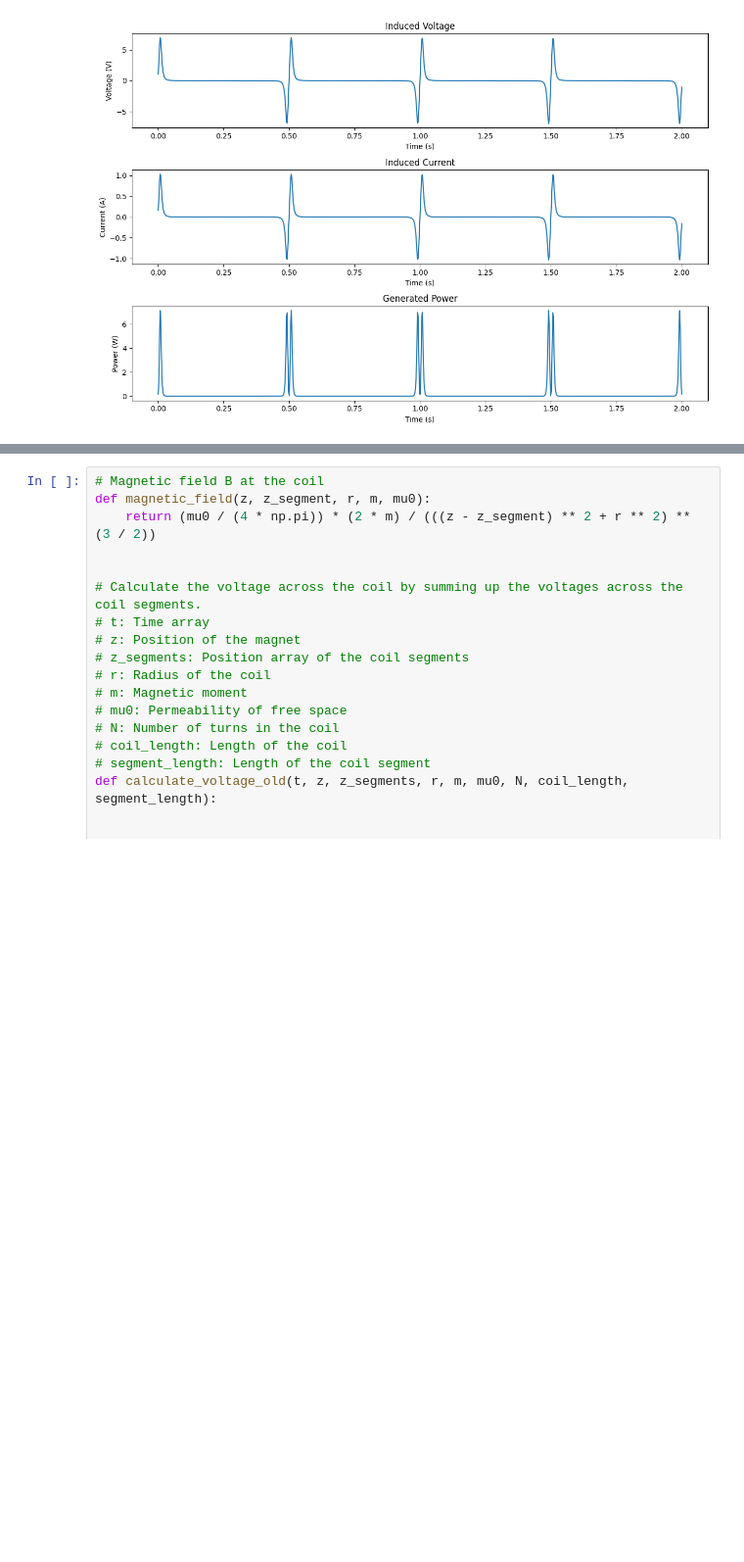
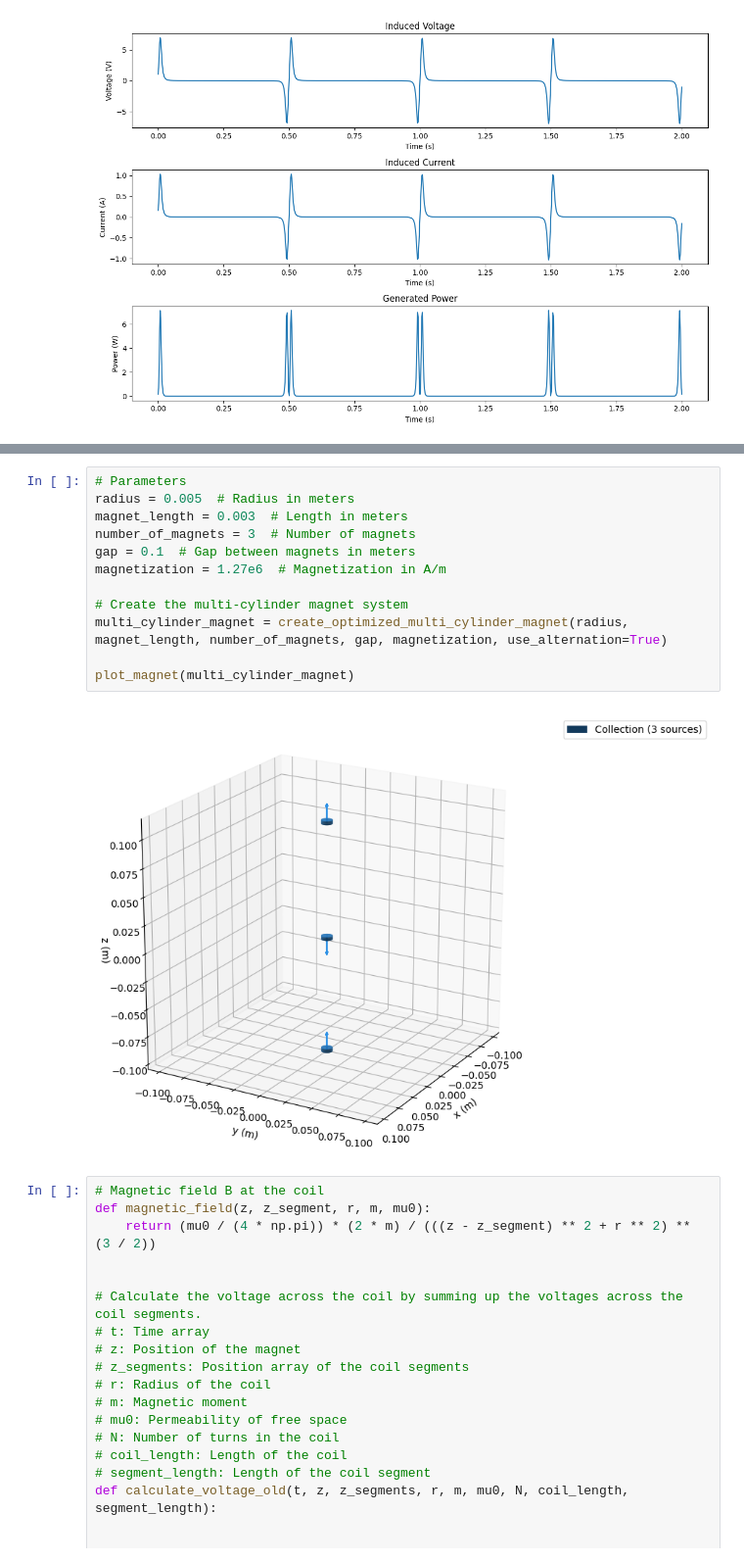
Before and after one commit to Sebleko/induction_generator, a Jupyter notebook: python/induction-simulation.ipynb, the cells around one changed output, grey strips where cells are left out. Shown at 98% size. Saved outputs shown, nothing was run; the diff lists cells and outputs as text; blank space fills up the shorter version.

```diff
--- a/python/induction-simulation.ipynb
+++ b/python/induction-simulation.ipynb
@@ -293,6 +348,20 @@ Total magnetic flux through the disc: 0.00962376751744351 T*m^2
 Number of points on the disc:  13796 (13796, 3)
 Total magnetic flux through the disc (points):  0.009622441487390228
 Area of the disc:  0.007853981633974483
+# %%
+# Parameters
+radius = 0.005  # Radius in meters
+magnet_length = 0.003  # Length in meters
+number_of_magnets = 3  # Number of magnets
+gap = 0.1  # Gap between magnets in meters
+magnetization = 1.27e6  # Magnetization in A/m
+
+# Create the multi-cylinder magnet system
+multi_cylinder_magnet = create_optimized_multi_cylinder_magnet(radius, magnet_length, number_of_magnets, gap, magnetization, use_alternation=True)
+
+plot_magnet(multi_cylinder_magnet)
+# %% [output]
+[figure, added]
 # %%
 # Magnetic field B at the coil
 def magnetic_field(z, z_segment, r, m, mu0):
```
Also changed, not shown: parts of 5 cells of this notebook.
